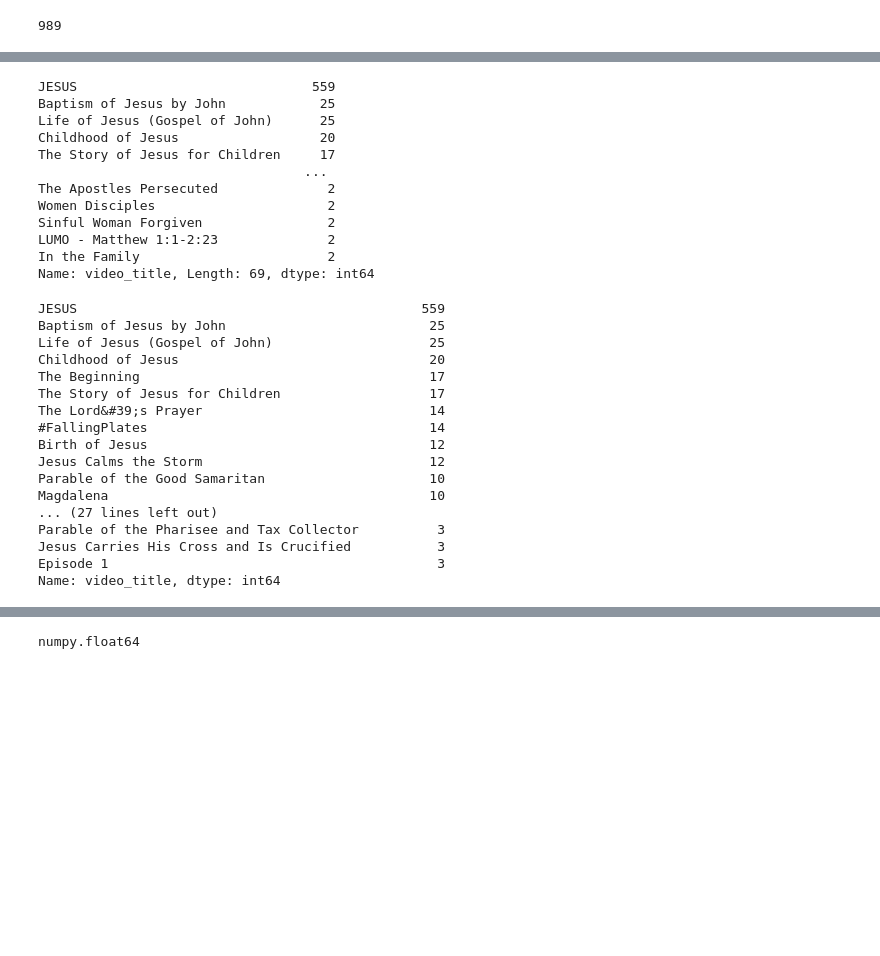
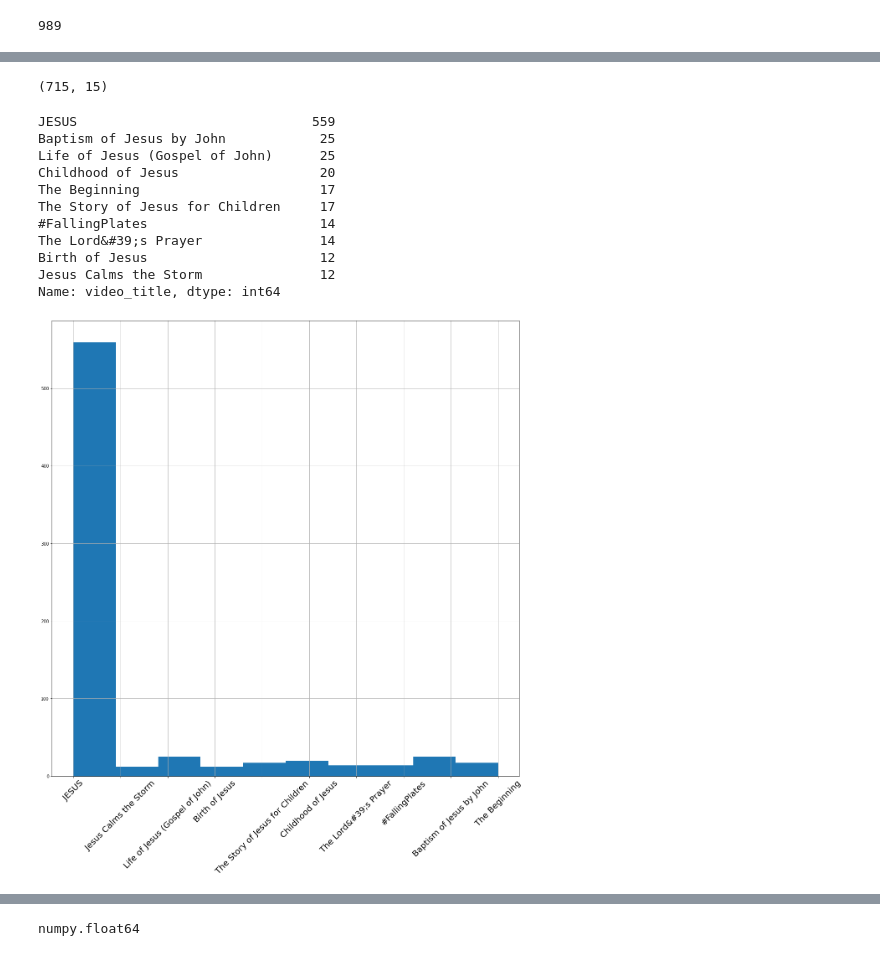
Before and after one commit to dj-betts/jf_project, a Jupyter notebook: eda.ipynb, the cells around one changed output, grey strips where cells are left out. Saved outputs shown, nothing was run; the diff lists cells and outputs as text; code cells hidden in the pictures; blank space fills up the shorter version.

```diff
--- a/eda.ipynb
+++ b/eda.ipynb
@@ -498,39 +508,31 @@ Priscilla, Aquila, and Apollos       1
 Name: video_title, Length: 152, dtype: int64
 # %%
+#learn more about df.map
+
 df_one = df[df['video_title'].map(df['video_title'].value_counts()) > 1]
 df_two = df[df['video_title'].map(df['video_title'].value_counts()) > 2]
+df_ten = df[df['video_title'].map(df['video_title'].value_counts()) > 10]
+df_ten.shape
+# %% [output]
+(715, 15)
 # %%
-df_one['video_title'].value_counts()
+df_ten['video_title'].value_counts()
 # %% [output]
 JESUS                              559
 Baptism of Jesus by John            25
 Life of Jesus (Gospel of John)      25
 Childhood of Jesus                  20
+The Beginning                       17
 The Story of Jesus for Children     17
-                                  ...
-The Apostles Persecuted              2
-Women Disciples                      2
-Sinful Woman Forgiven                2
-LUMO - Matthew 1:1-2:23              2
-In the Family                        2
-Name: video_title, Length: 69, dtype: int64
+#FallingPlates                      14
+The Lord&#39;s Prayer               14
+Birth of Jesus                      12
+Jesus Calms the Storm               12
+Name: video_title, dtype: int64
 # %%
-df_two['video_title'].value_counts()
+df_ten['video_title'].hist(figsize=(20,20),
+                           bins=len(df_ten['video_title'].value_counts()),
+                           xrot=45,
+                           xlabelsize=20);
 # %% [output]
-JESUS                                            559
-Baptism of Jesus by John                          25
-Life of Jesus (Gospel of John)                    25
-Childhood of Jesus                                20
-The Beginning                                     17
-The Story of Jesus for Children                   17
-The Lord&#39;s Prayer                             14
-#FallingPlates                                    14
-Birth of Jesus                                    12
-Jesus Calms the Storm                             12
-Parable of the Good Samaritan                     10
-Magdalena                                         10
-... (27 lines left out)
-Parable of the Pharisee and Tax Collector          3
-Jesus Carries His Cross and Is Crucified           3
-Episode 1                                          3
-Name: video_title, dtype: int64
+[figure, added]
```
Also changed, not shown: parts of 16 cells of this notebook.
